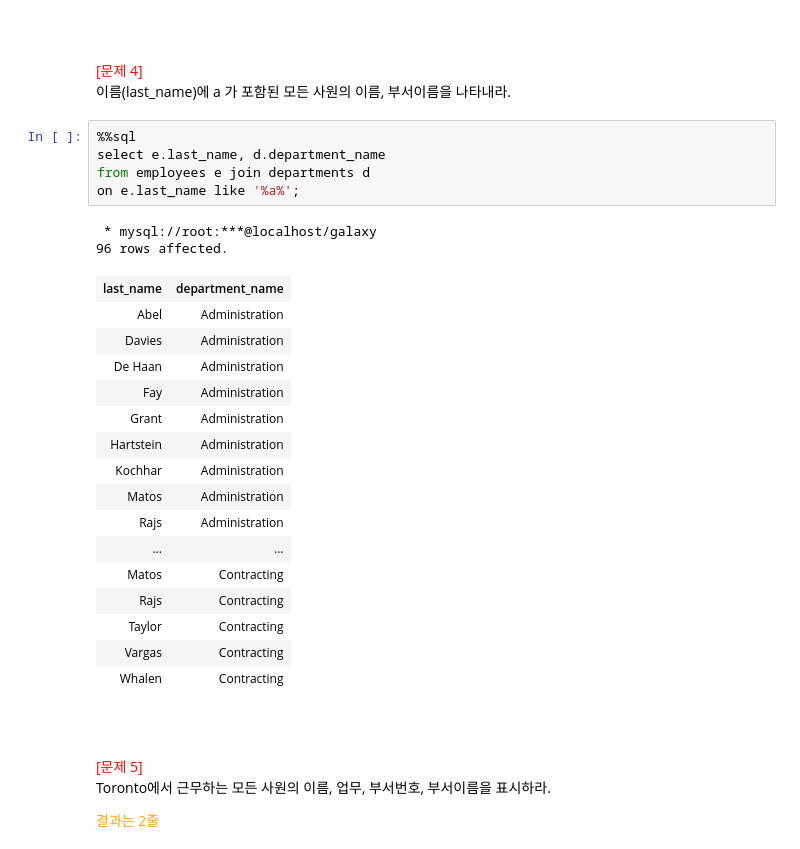
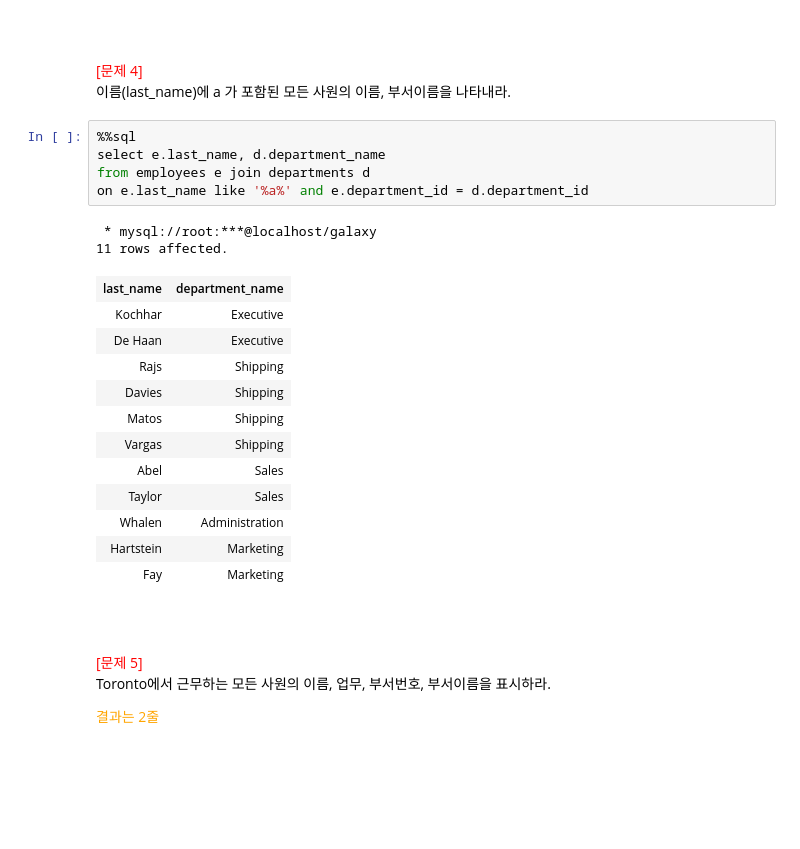
Before and after one commit to lch5518/SQL_Study, a Jupyter notebook: chapter 5.ipynb, the cells around one changed output. Saved outputs shown, nothing was run; the diff lists cells and outputs as text; blank space fills up the shorter version.

```diff
--- a/chapter 5.ipynb
+++ b/chapter 5.ipynb
@@ -525,27 +525,23 @@ on e.commission_pct is not null and e.department_id = d.department_id
 # %%
 %%sql
 select e.last_name, d.department_name
 from employees e join departments d
-on e.last_name like '%a%';
+on e.last_name like '%a%' and e.department_id = d.department_id
 # %% [output]
  * mysql://root:***@localhost/galaxy
-96 rows affected.
+11 rows affected.
 | last_name | department_name |
-| Abel | Administration |
-| Davies | Administration |
-| De Haan | Administration |
-| Fay | Administration |
-| Grant | Administration |
-| Hartstein | Administration |
-| Kochhar | Administration |
-| Matos | Administration |
-| Rajs | Administration |
-| ... | ... |
-| Matos | Contracting |
-| Rajs | Contracting |
-| Taylor | Contracting |
-| Vargas | Contracting |
-| Whalen | Contracting |
+| Kochhar | Executive |
+| De Haan | Executive |
+| Rajs | Shipping |
+| Davies | Shipping |
+| Matos | Shipping |
+| Vargas | Shipping |
+| Abel | Sales |
+| Taylor | Sales |
+| Whalen | Administration |
+| Hartstein | Marketing |
+| Fay | Marketing |
 # %% [markdown]
 <br><br>
 <span style="color:red">[문제 5]</span>
```
